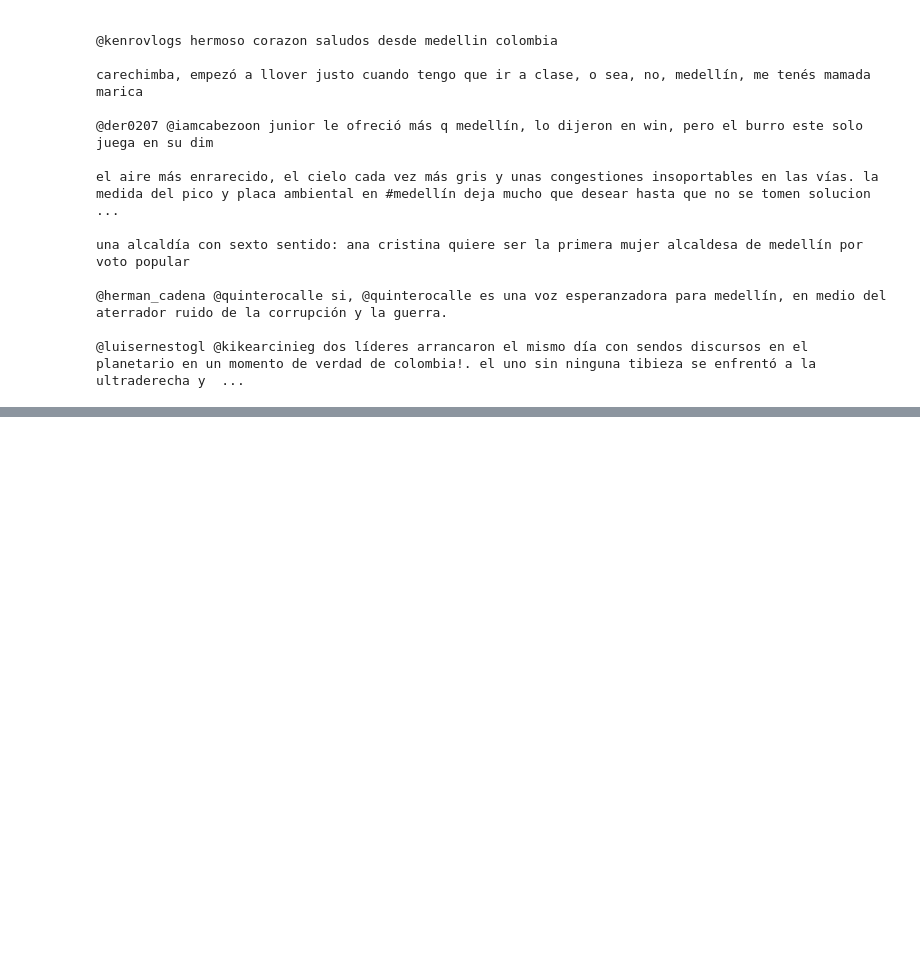
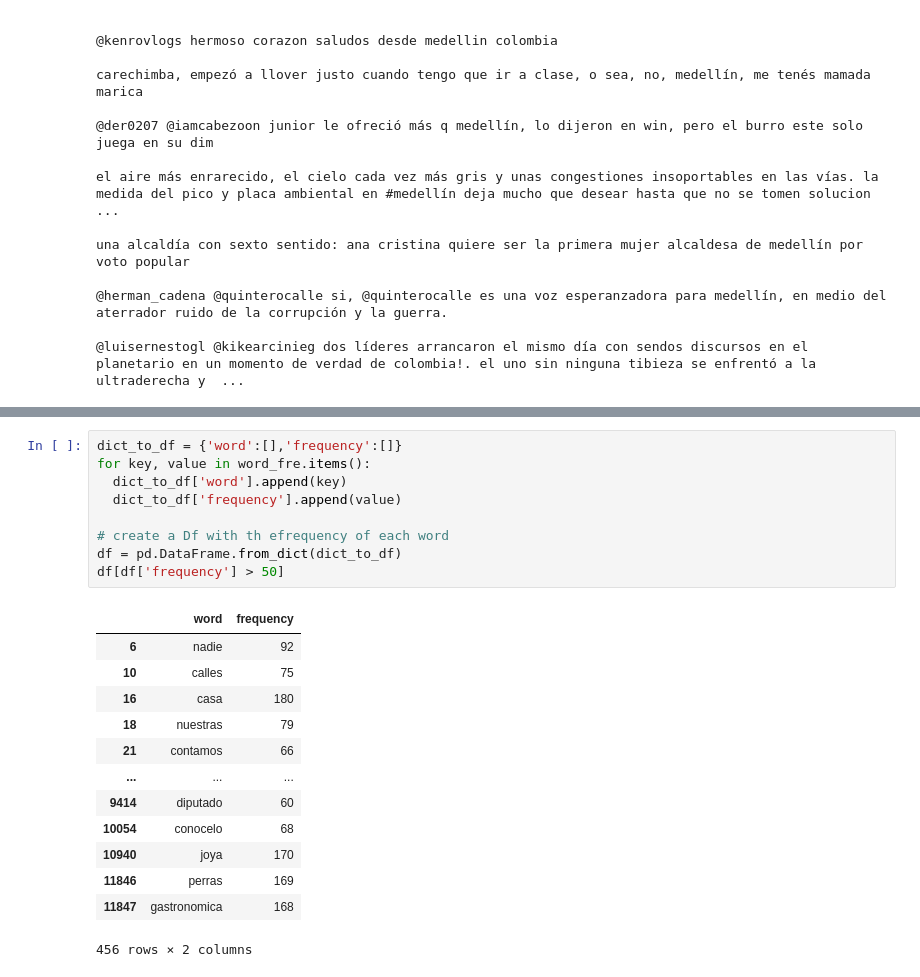
Before and after one commit to GDLPLearning/Sentiment-Analysis-for-the-MDP, a Jupyter notebook: notebooks/Exploratory/3-exploring-data.ipynb, the cells around one changed output, grey strips where cells are left out. Drawn from its saved outputs; the diff is of its cells as text; blank space fills up the shorter version.

```diff
--- a/notebooks/Exploratory/3-exploring-data.ipynb
+++ b/notebooks/Exploratory/3-exploring-data.ipynb
@@ -291,0 +455,23 @@ una alcaldía con sexto sentido: ana cristina quiere ser la primera mujer alcald
+# %%
+dict_to_df = {'word':[],'frequency':[]}
+for key, value in word_fre.items():
+  dict_to_df['word'].append(key)
+  dict_to_df['frequency'].append(value)
+
+# create a Df with th efrequency of each word
+df = pd.DataFrame.from_dict(dict_to_df)
+df[df['frequency'] > 50]
+# %% [output]
+|  | word | frequency |
+| 6 | nadie | 92 |
+| 10 | calles | 75 |
+| 16 | casa | 180 |
+| 18 | nuestras | 79 |
+| 21 | contamos | 66 |
+| ... | ... | ... |
+| 9414 | diputado | 60 |
+| 10054 | conocelo | 68 |
+| 10940 | joya | 170 |
+| 11846 | perras | 169 |
+| 11847 | gastronomica | 168 |
+456 rows × 2 columns
```
Also changed, not shown: parts of 24 cells of this notebook, 1 other file.
